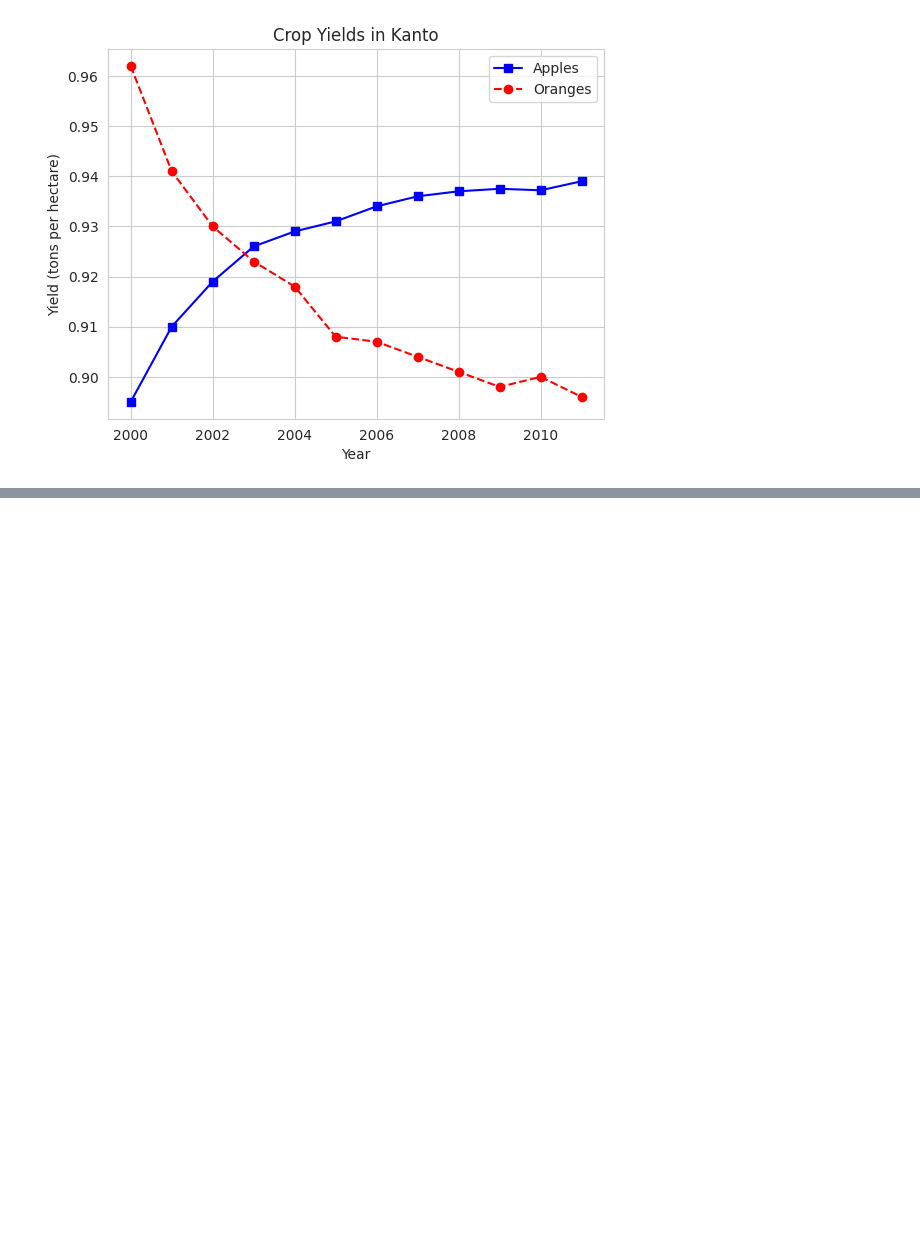
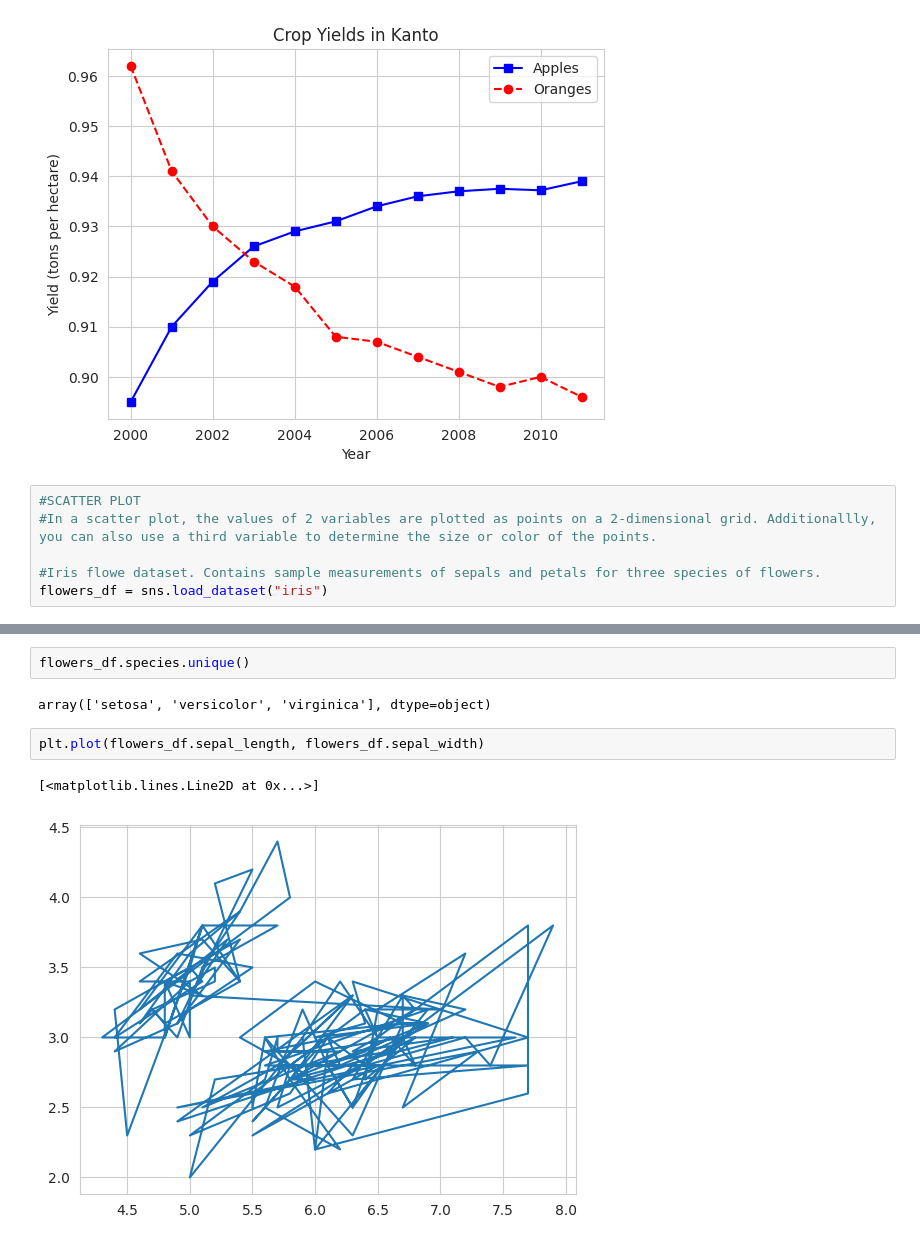
Before and after one commit to SunilPant054/Seaborn_Matplotlib, a Jupyter notebook: visualization.ipynb, the cells around one changed output, grey strips where cells are left out. Drawn from its saved outputs; the diff is of its cells as text; blank space fills up the shorter version.

Commit message:
Scatterplot completed

```diff
--- a/visualization.ipynb
+++ b/visualization.ipynb
@@ -82,3 +82,9 @@ plt.legend(['Apples', 'Oranges'])
 # %% [output]
 <matplotlib.legend.Legend at 0x...>
 [figure]
+# %%
+#SCATTER PLOT
+#In a scatter plot, the values of 2 variables are plotted as points on a 2-dimensional grid. Additionallly, you can also use a third variable to determine the size or color of the points.
+
+#Iris flowe dataset. Contains sample measurements of sepals and petals for three species of flowers.
+flowers_df = sns.load_dataset("iris")
@@ -84,0 +107,9 @@ plt.legend(['Apples', 'Oranges'])
+# %%
+flowers_df.species.unique()
+# %% [output]
+array(['setosa', 'versicolor', 'virginica'], dtype=object)
+# %%
+plt.plot(flowers_df.sepal_length, flowers_df.sepal_width)
+# %% [output]
+[<matplotlib.lines.Line2D at 0x...>]
+[figure, added]
```
Also changed, not shown: parts of 4 cells of this notebook.
